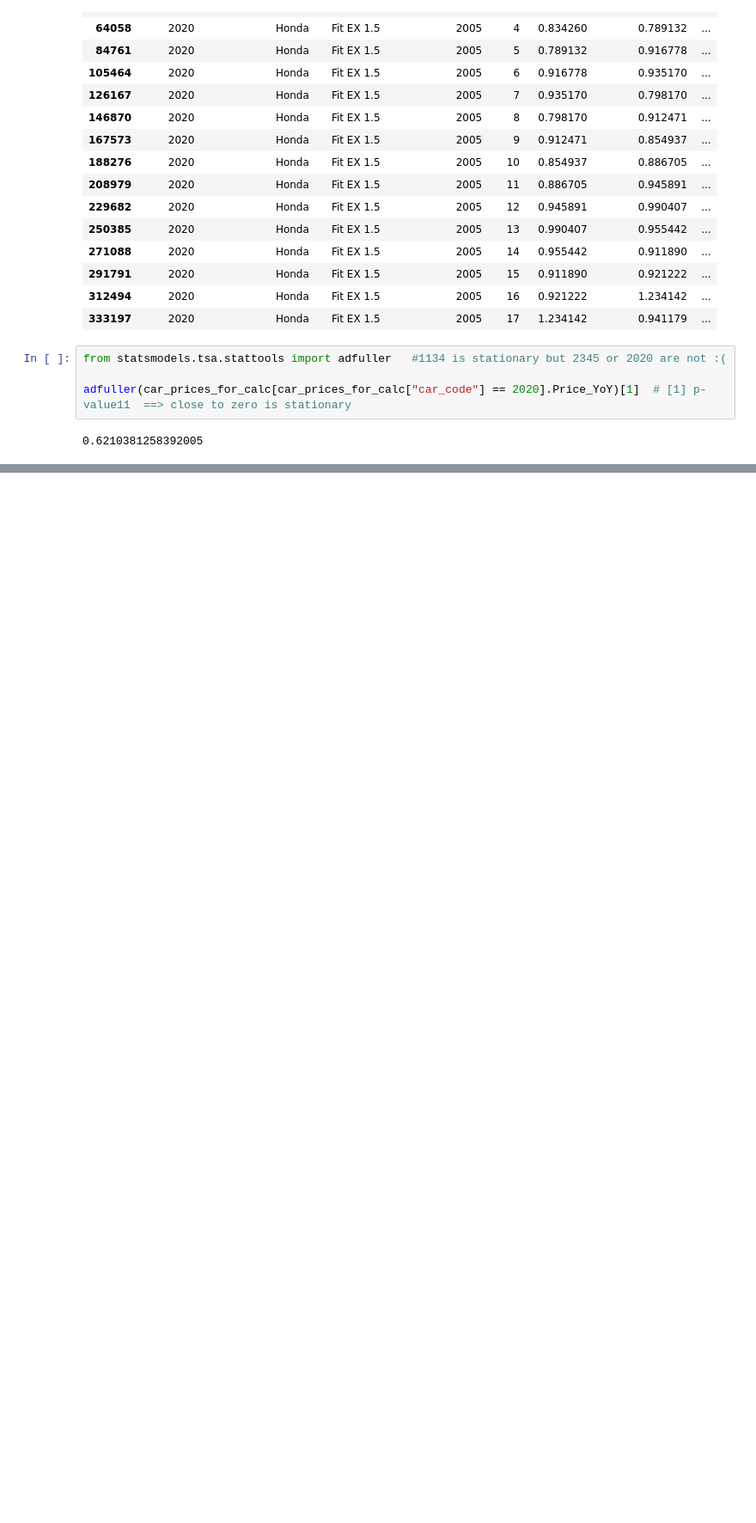
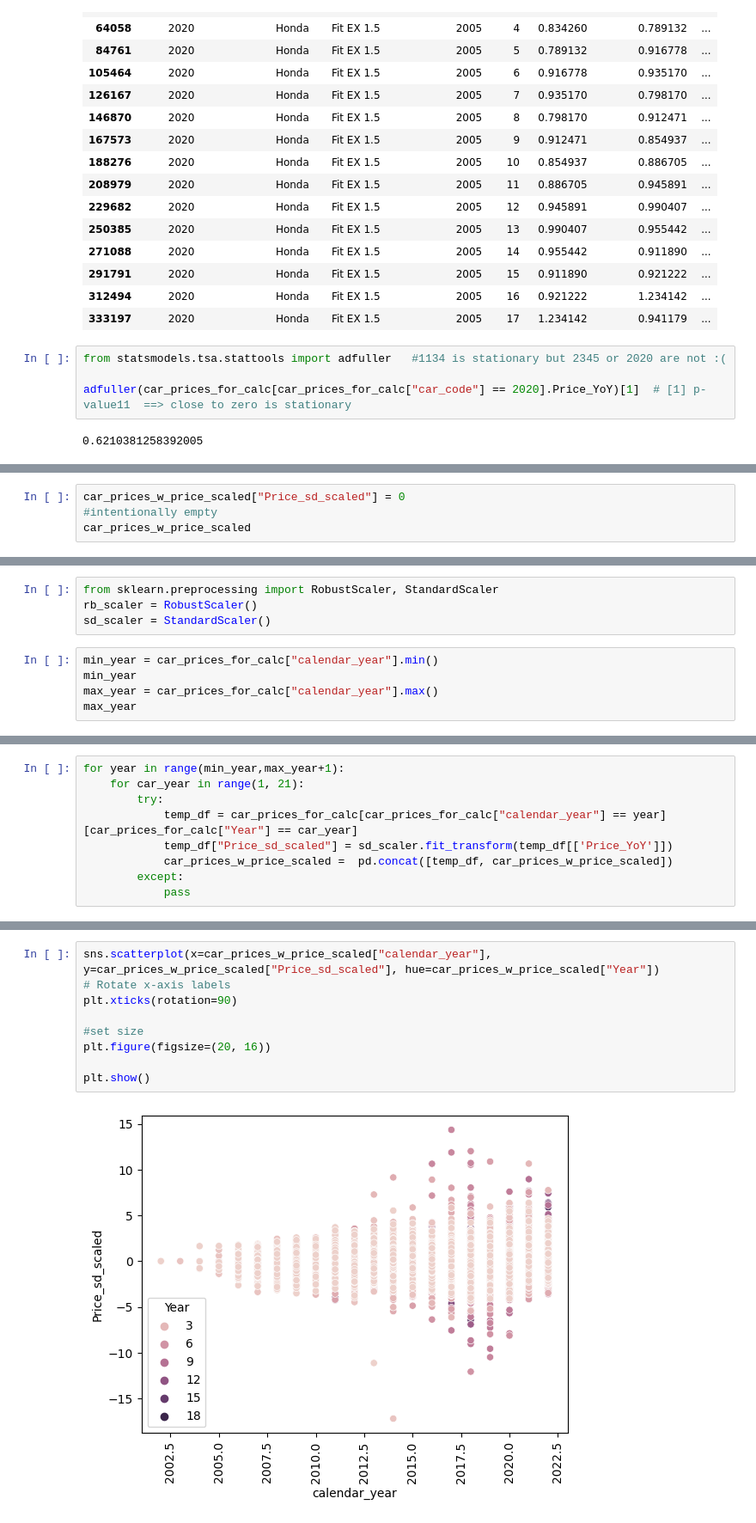
Before and after one commit to marcnaweb/car_recommendation_engine, a Jupyter notebook: notebooks/marc_notebook.ipynb, the cells around one changed output, grey strips where cells are left out. Shown at 86% size. Saved outputs shown, nothing was run; the diff lists cells and outputs as text; blank space fills up the shorter version.

```diff
--- a/notebooks/marc_notebook.ipynb
+++ b/notebooks/marc_notebook.ipynb
@@ -297,0 +367,4 @@ adfuller(car_prices_for_calc[car_prices_for_calc["car_code"] == 2020].Price_YoY)
+# %%
+car_prices_w_price_scaled["Price_sd_scaled"] = 0
+#intentionally empty
+car_prices_w_price_scaled
@@ -297,0 +373,9 @@ adfuller(car_prices_for_calc[car_prices_for_calc["car_code"] == 2020].Price_YoY)
+# %%
+from sklearn.preprocessing import RobustScaler, StandardScaler
+rb_scaler = RobustScaler()
+sd_scaler = StandardScaler()
+# %%
+min_year = car_prices_for_calc["calendar_year"].min()
+min_year
+max_year = car_prices_for_calc["calendar_year"].max()
+max_year
@@ -297,0 +384,9 @@ adfuller(car_prices_for_calc[car_prices_for_calc["car_code"] == 2020].Price_YoY)
+# %%
+for year in range(min_year,max_year+1):
+    for car_year in range(1, 21):
+        try:
+            temp_df = car_prices_for_calc[car_prices_for_calc["calendar_year"] == year][car_prices_for_calc["Year"] == car_year]
+            temp_df["Price_sd_scaled"] = sd_scaler.fit_transform(temp_df[['Price_YoY']])
+            car_prices_w_price_scaled =  pd.concat([temp_df, car_prices_w_price_scaled])
+        except:
+            pass
@@ -297,0 +409,11 @@ adfuller(car_prices_for_calc[car_prices_for_calc["car_code"] == 2020].Price_YoY)
+# %%
+sns.scatterplot(x=car_prices_w_price_scaled["calendar_year"], y=car_prices_w_price_scaled["Price_sd_scaled"], hue=car_prices_w_price_scaled["Year"])
+# Rotate x-axis labels
+plt.xticks(rotation=90)
+
+#set size
+plt.figure(figsize=(20, 16))
+
+plt.show()
+# %% [output]
+[figure, added]
```
Also changed, not shown: parts of 31 cells of this notebook.
